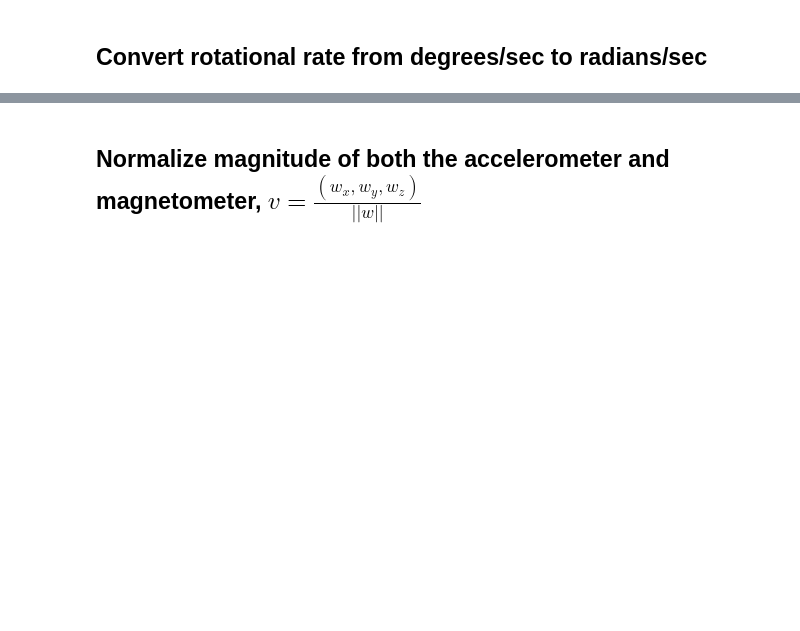
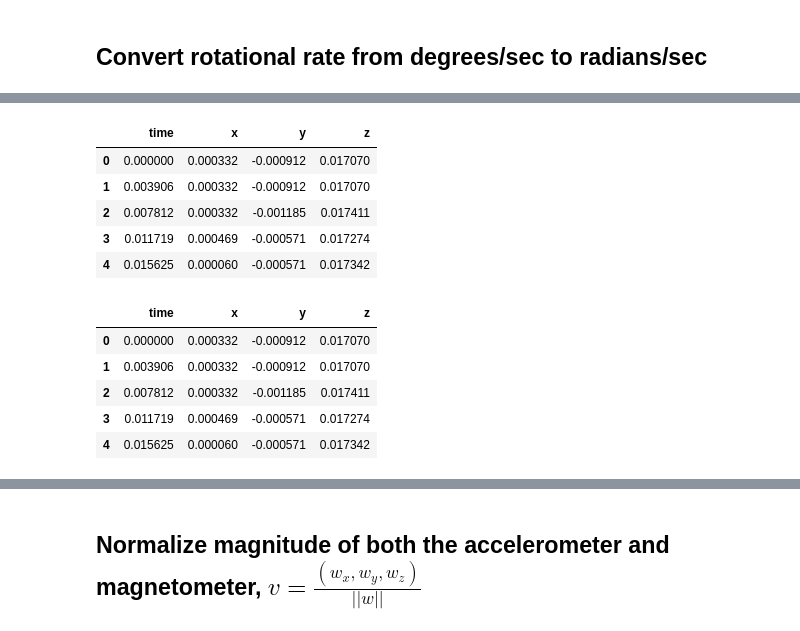
Before and after one commit to Fatema/imu, a Jupyter notebook: imu-prototype.ipynb, the cells around one changed output, grey strips where cells are left out. Drawn from its saved outputs; the diff is of its cells as text; code cells hidden in the pictures; blank space fills up the shorter version.

```diff
--- a/imu-prototype.ipynb
+++ b/imu-prototype.ipynb
@@ -117,4 +96,6 @@ magnetometer_data[['time', 'x', 'y', 'z']].plot('time')
 # %% [markdown]
 ## Convert rotational rate from degrees/sec to radians/sec
 # %%
-gyroscope_data[['x', 'y', 'z']] = np.radians(gyroscope_data[['x', 'y', 'z']])
+def deg2radians(data):
+    data[['x', 'y', 'z']] = np.radians(data[['x', 'y', 'z']])
+    return data
@@ -143,4 +101,0 @@ gyroscope_data[['time', 'x', 'y', 'z']].plot('time')
-# %%
-accelerometer_data[['x', 'y', 'z']] = np.radians(accelerometer_data[['x', 'y', 'z']])
-# %%
-accelerometer_data['magnitude'] = np.sqrt(np.square(accelerometer_data[['x', 'y', 'z']]).sum(axis=1))
@@ -194,0 +117,15 @@ magnetometer_data[['time', 'x', 'y', 'z']].plot('time')
+# %%
+deg2radians(accelerometer_data).head()
+# %% [output]
+|  | time | x | y | z |
+| 0 | 0.000000 | 0.000332 | -0.000912 | 0.017070 |
+| 1 | 0.003906 | 0.000332 | -0.000912 | 0.017070 |
+| 2 | 0.007812 | 0.000332 | -0.001185 | 0.017411 |
+| 3 | 0.011719 | 0.000469 | -0.000571 | 0.017274 |
+| 4 | 0.015625 | 0.000060 | -0.000571 | 0.017342 |
+|  | time | x | y | z |
+| 0 | 0.000000 | 0.000332 | -0.000912 | 0.017070 |
+| 1 | 0.003906 | 0.000332 | -0.000912 | 0.017070 |
+| 2 | 0.007812 | 0.000332 | -0.001185 | 0.017411 |
+| 3 | 0.011719 | 0.000469 | -0.000571 | 0.017274 |
+| 4 | 0.015625 | 0.000060 | -0.000571 | 0.017342 |
```
Also changed, not shown: parts of 43 cells of this notebook.
